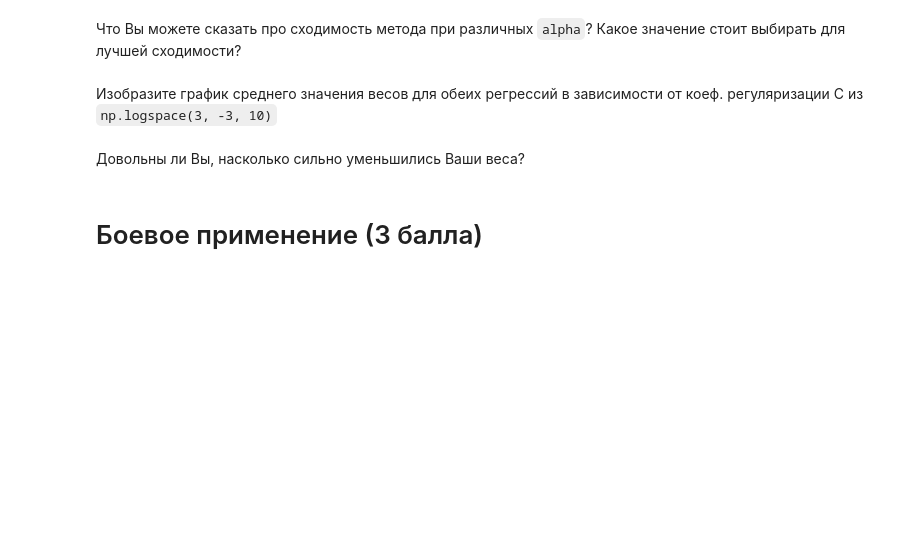
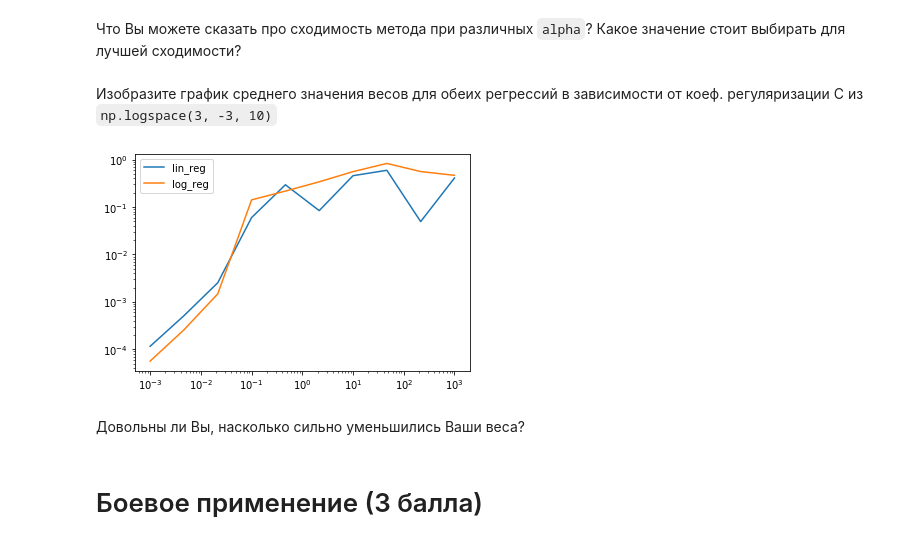
Before and after one commit to iden-alex/msu_ml_autumn_2019, a Jupyter notebook: yandutov_hw2.ipynb, the cells around one changed output. Cells and saved outputs as stored; diff of their text form; code cells hidden in the pictures; blank space fills up the shorter version.

```diff
--- a/yandutov_hw2.ipynb
+++ b/yandutov_hw2.ipynb
@@ -415,3 +459,26 @@ $N$ можно брать 10, 50, 100 и т.д.
+# %%
+lin_c = []
+log_c = []
+
+C_arr = np.logspace(3, -3, 10)
+for C in C_arr:
+    clf = MySGDClassifier(batch_generator, C=C, alpha=0.0001,
+                        max_epoch=200, model_type='lin_reg', batch_size=100)
+    clf.fit(X, y)
+    lin_c.append(np.mean(clf.weights))
+    clf = MySGDClassifier(batch_generator, C=C, alpha=0.0001,
+                        max_epoch=200, model_type='log_reg', batch_size=100)
+    clf.fit(X, y)
+    log_c.append(np.mean(clf.weights))
+
+plt.xscale("log")
+plt.yscale("log")
+plt.plot(C_arr, lin_c, label = 'lin_reg')
+plt.plot(C_arr, log_c, label = 'log_reg')
+plt.legend()
+plt.show()
+# %% [output]
+[figure, added]
 # %% [markdown]
 Довольны ли Вы, насколько сильно уменьшились Ваши веса?
 # %% [markdown]
```
Also changed, not shown: parts of 18 cells of this notebook.
